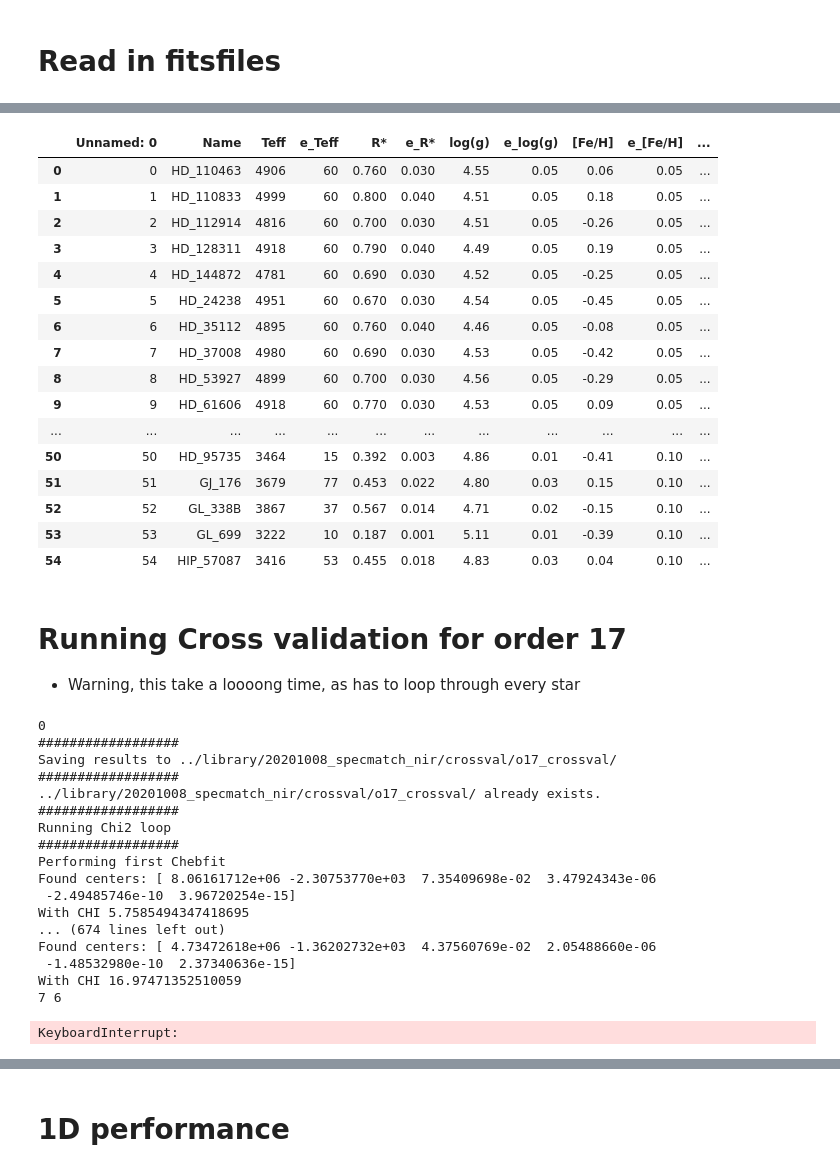
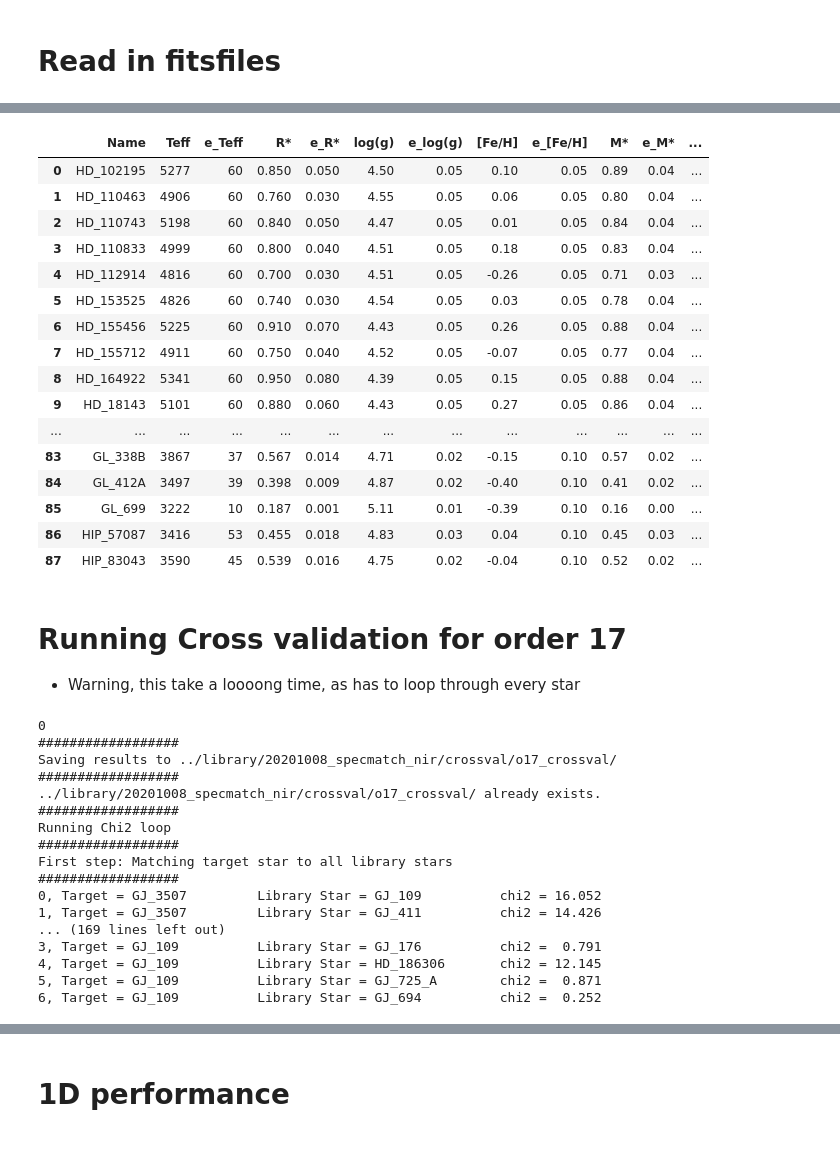
Before and after one commit to gummiks/hpfspecmatch, a Jupyter notebook: notebooks/04 - cross-validation.ipynb, the cells around one changed output, grey strips where cells are left out. Cells and saved outputs as stored; diff of their text form; code cells hidden in the pictures.

Commit message:
updated get_library() and notebooks to use 20201008 stellar library

```diff
--- a/notebooks/04 - cross-validation.ipynb
+++ b/notebooks/04 - cross-validation.ipynb
@@ -46,25 +66,25 @@ berv=20.173244687741732,rv=27.064418021063087
 # %%
 # Read in library
-df_comb = pd.read_csv('../library/20200128_specmatch_nir/20200128_specmatch_nir.csv')
+df_comb = pd.read_csv(LIBRARY_DIR+'20201008_specmatch_nir.csv')
 df_comb
 # %% [output]
-|  | Unnamed: 0 | Name | Teff | e_Teff | R* | e_R* | log(g) | e_log(g) | [Fe/H] | e_[Fe/H] | ... |
-| 0 | 0 | HD_110463 | 4906 | 60 | 0.760 | 0.030 | 4.55 | 0.05 | 0.06 | 0.05 | ... |
-| 1 | 1 | HD_110833 | 4999 | 60 | 0.800 | 0.040 | 4.51 | 0.05 | 0.18 | 0.05 | ... |
-| 2 | 2 | HD_112914 | 4816 | 60 | 0.700 | 0.030 | 4.51 | 0.05 | -0.26 | 0.05 | ... |
-| 3 | 3 | HD_128311 | 4918 | 60 | 0.790 | 0.040 | 4.49 | 0.05 | 0.19 | 0.05 | ... |
-| 4 | 4 | HD_144872 | 4781 | 60 | 0.690 | 0.030 | 4.52 | 0.05 | -0.25 | 0.05 | ... |
-| 5 | 5 | HD_24238 | 4951 | 60 | 0.670 | 0.030 | 4.54 | 0.05 | -0.45 | 0.05 | ... |
-| 6 | 6 | HD_35112 | 4895 | 60 | 0.760 | 0.040 | 4.46 | 0.05 | -0.08 | 0.05 | ... |
-| 7 | 7 | HD_37008 | 4980 | 60 | 0.690 | 0.030 | 4.53 | 0.05 | -0.42 | 0.05 | ... |
-| 8 | 8 | HD_53927 | 4899 | 60 | 0.700 | 0.030 | 4.56 | 0.05 | -0.29 | 0.05 | ... |
-| 9 | 9 | HD_61606 | 4918 | 60 | 0.770 | 0.030 | 4.53 | 0.05 | 0.09 | 0.05 | ... |
-| ... | ... | ... | ... | ... | ... | ... | ... | ... | ... | ... | ... |
-| 50 | 50 | HD_95735 | 3464 | 15 | 0.392 | 0.003 | 4.86 | 0.01 | -0.41 | 0.10 | ... |
-| 51 | 51 | GJ_176 | 3679 | 77 | 0.453 | 0.022 | 4.80 | 0.03 | 0.15 | 0.10 | ... |
-| 52 | 52 | GL_338B | 3867 | 37 | 0.567 | 0.014 | 4.71 | 0.02 | -0.15 | 0.10 | ... |
-| 53 | 53 | GL_699 | 3222 | 10 | 0.187 | 0.001 | 5.11 | 0.01 | -0.39 | 0.10 | ... |
-| 54 | 54 | HIP_57087 | 3416 | 53 | 0.455 | 0.018 | 4.83 | 0.03 | 0.04 | 0.10 | ... |
+|  | Name | Teff | e_Teff | R* | e_R* | log(g) | e_log(g) | [Fe/H] | e_[Fe/H] | M* | e_M* | ... |
+| 0 | HD_102195 | 5277 | 60 | 0.850 | 0.050 | 4.50 | 0.05 | 0.10 | 0.05 | 0.89 | 0.04 | ... |
+| 1 | HD_110463 | 4906 | 60 | 0.760 | 0.030 | 4.55 | 0.05 | 0.06 | 0.05 | 0.80 | 0.04 | ... |
+| 2 | HD_110743 | 5198 | 60 | 0.840 | 0.050 | 4.47 | 0.05 | 0.01 | 0.05 | 0.84 | 0.04 | ... |
+| 3 | HD_110833 | 4999 | 60 | 0.800 | 0.040 | 4.51 | 0.05 | 0.18 | 0.05 | 0.83 | 0.04 | ... |
+| 4 | HD_112914 | 4816 | 60 | 0.700 | 0.030 | 4.51 | 0.05 | -0.26 | 0.05 | 0.71 | 0.03 | ... |
+| 5 | HD_153525 | 4826 | 60 | 0.740 | 0.030 | 4.54 | 0.05 | 0.03 | 0.05 | 0.78 | 0.04 | ... |
+| 6 | HD_155456 | 5225 | 60 | 0.910 | 0.070 | 4.43 | 0.05 | 0.26 | 0.05 | 0.88 | 0.04 | ... |
+| 7 | HD_155712 | 4911 | 60 | 0.750 | 0.040 | 4.52 | 0.05 | -0.07 | 0.05 | 0.77 | 0.04 | ... |
+| 8 | HD_164922 | 5341 | 60 | 0.950 | 0.080 | 4.39 | 0.05 | 0.15 | 0.05 | 0.88 | 0.04 | ... |
+| 9 | HD_18143 | 5101 | 60 | 0.880 | 0.060 | 4.43 | 0.05 | 0.27 | 0.05 | 0.86 | 0.04 | ... |
+| ... | ... | ... | ... | ... | ... | ... | ... | ... | ... | ... | ... | ... |
+| 83 | GL_338B | 3867 | 37 | 0.567 | 0.014 | 4.71 | 0.02 | -0.15 | 0.10 | 0.57 | 0.02 | ... |
+| 84 | GL_412A | 3497 | 39 | 0.398 | 0.009 | 4.87 | 0.02 | -0.40 | 0.10 | 0.41 | 0.02 | ... |
+| 85 | GL_699 | 3222 | 10 | 0.187 | 0.001 | 5.11 | 0.01 | -0.39 | 0.10 | 0.16 | 0.00 | ... |
+| 86 | HIP_57087 | 3416 | 53 | 0.455 | 0.018 | 4.83 | 0.03 | 0.04 | 0.10 | 0.45 | 0.03 | ... |
+| 87 | HIP_83043 | 3590 | 45 | 0.539 | 0.016 | 4.75 | 0.02 | -0.04 | 0.10 | 0.52 | 0.02 | ... |
 # %% [markdown]
 # Running Cross validation for order 17
 - Warning, this take a loooong time, as has to loop through every star
@@ -97,16 +117,15 @@ Saving results to ../library/20201008_specmatch_nir/crossval/o17_crossval/
 ##################
 Running Chi2 loop
 ##################
-Performing first Chebfit
-Found centers: [ 8.06161712e+06 -2.30753770e+03  7.35409698e-02  3.47924343e-06
- -2.49485746e-10  3.96720254e-15]
-With CHI 5.7585494347418695
-... (674 lines left out)
-Found centers: [ 4.73472618e+06 -1.36202732e+03  4.37560769e-02  2.05488660e-06
- -1.48532980e-10  2.37340636e-15]
-With CHI 16.97471352510059
-7 6
+First step: Matching target star to all library stars
+##################
+0, Target = GJ_3507         Library Star = GJ_109          chi2 = 16.052
+1, Target = GJ_3507         Library Star = GJ_411          chi2 = 14.426
+... (169 lines left out)
+3, Target = GJ_109          Library Star = GJ_176          chi2 =  0.791
+4, Target = GJ_109          Library Star = HD_186306       chi2 = 12.145
+5, Target = GJ_109          Library Star = GJ_725_A        chi2 =  0.871
+6, Target = GJ_109          Library Star = GJ_694          chi2 =  0.252
-KeyboardInterrupt:
 # %%
 # Collect all of the results
 df_lib_compare = pd.DataFrame(res,columns=['teff','feh','logg','vsini','d_teff','d_feh','d_logg','_','__'])
```
Also changed, not shown: parts of 3 cells of this notebook, 3 other files.
